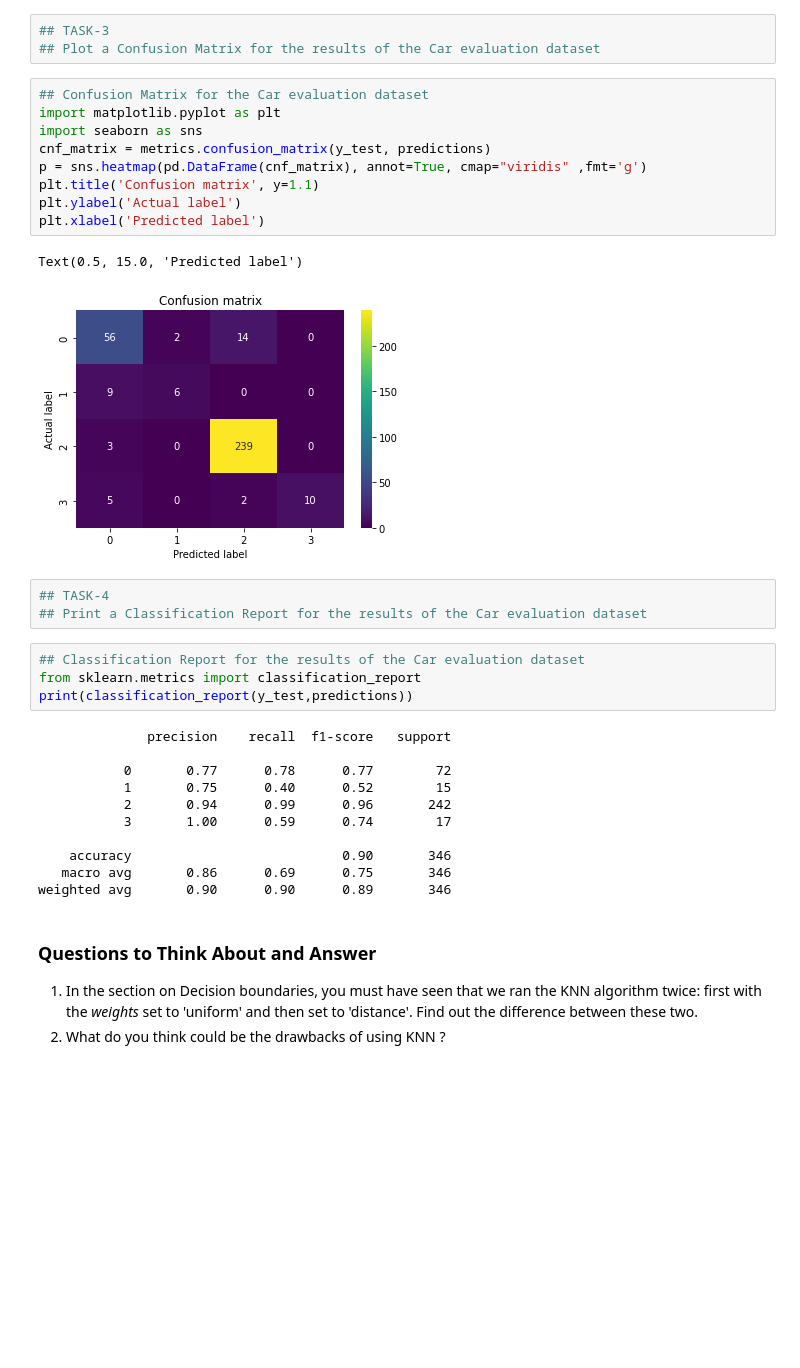
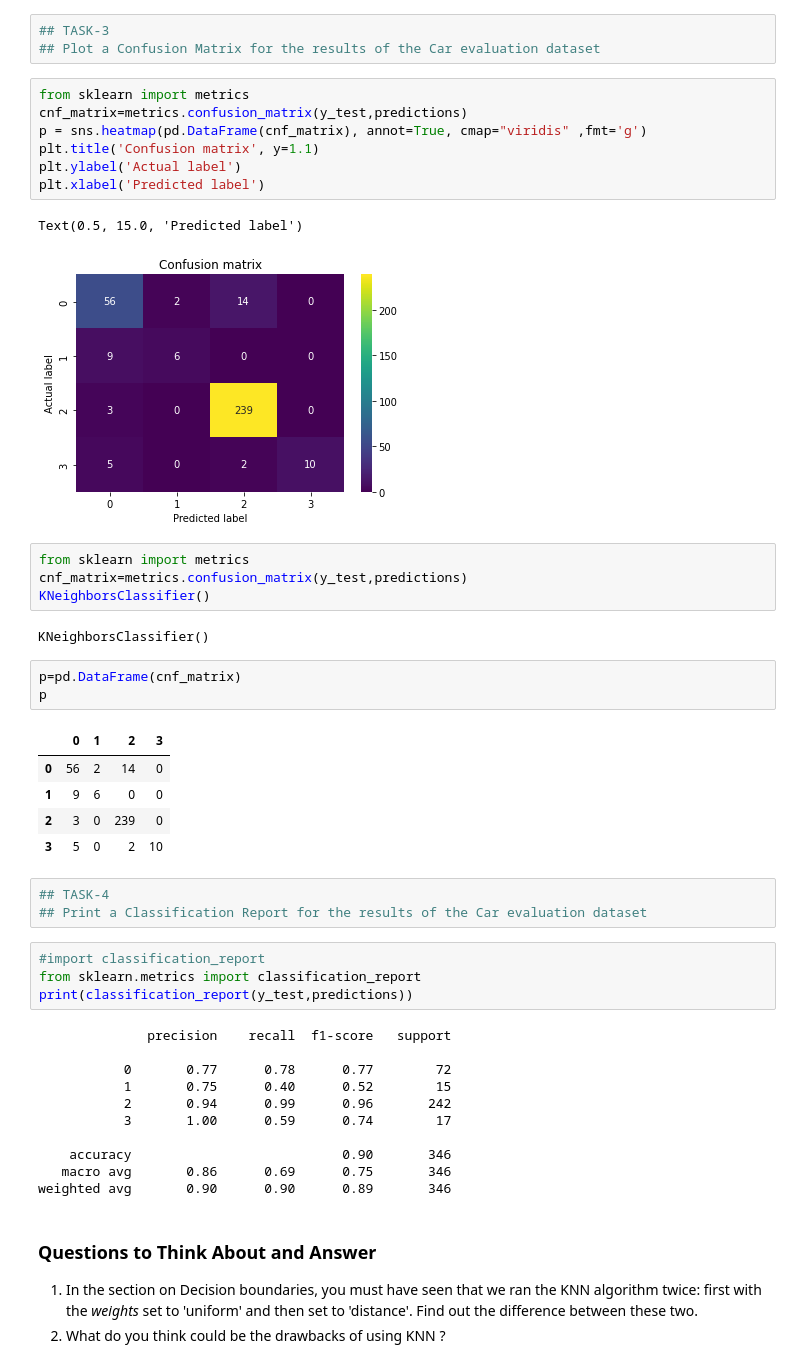
Before and after one commit to ramyanaiduu/FMML_COURSE_ASSIGNMENT, a Jupyter notebook: FMML_CLF1_Lab2_2022.ipynb, the cells around one changed output. Cells and saved outputs as stored; diff of their text form; blank space fills up the shorter version.

```diff
--- a/FMML_CLF1_Lab2_2022.ipynb
+++ b/FMML_CLF1_Lab2_2022.ipynb
@@ -543,10 +516,8 @@ The accuracy of the classifier on Car evaluation dataset is 89.88 %
 ## TASK-3
 ## Plot a Confusion Matrix for the results of the Car evaluation dataset
 # %%
-## Confusion Matrix for the Car evaluation dataset
-import matplotlib.pyplot as plt
-import seaborn as sns
-cnf_matrix = metrics.confusion_matrix(y_test, predictions)
+from sklearn import metrics
+cnf_matrix=metrics.confusion_matrix(y_test,predictions)
 p = sns.heatmap(pd.DataFrame(cnf_matrix), annot=True, cmap="viridis" ,fmt='g')
 plt.title('Confusion matrix', y=1.1)
 plt.ylabel('Actual label')
@@ -554,11 +525,26 @@ plt.xlabel('Predicted label')
 # %% [output]
 Text(0.5, 15.0, 'Predicted label')
 [figure]
+# %%
+from sklearn import metrics
+cnf_matrix=metrics.confusion_matrix(y_test,predictions)
+KNeighborsClassifier()
+# %% [output]
+KNeighborsClassifier()
+# %%
+p=pd.DataFrame(cnf_matrix)
+p
+# %% [output]
+|  | 0 | 1 | 2 | 3 |
+| 0 | 56 | 2 | 14 | 0 |
+| 1 | 9 | 6 | 0 | 0 |
+| 2 | 3 | 0 | 239 | 0 |
+| 3 | 5 | 0 | 2 | 10 |
 # %%
 ## TASK-4
 ## Print a Classification Report for the results of the Car evaluation dataset
 # %%
-## Classification Report for the results of the Car evaluation dataset
+#import classification_report
 from sklearn.metrics import classification_report
 print(classification_report(y_test,predictions))
 # %% [output]
```
Also changed, not shown: parts of 24 cells of this notebook.
